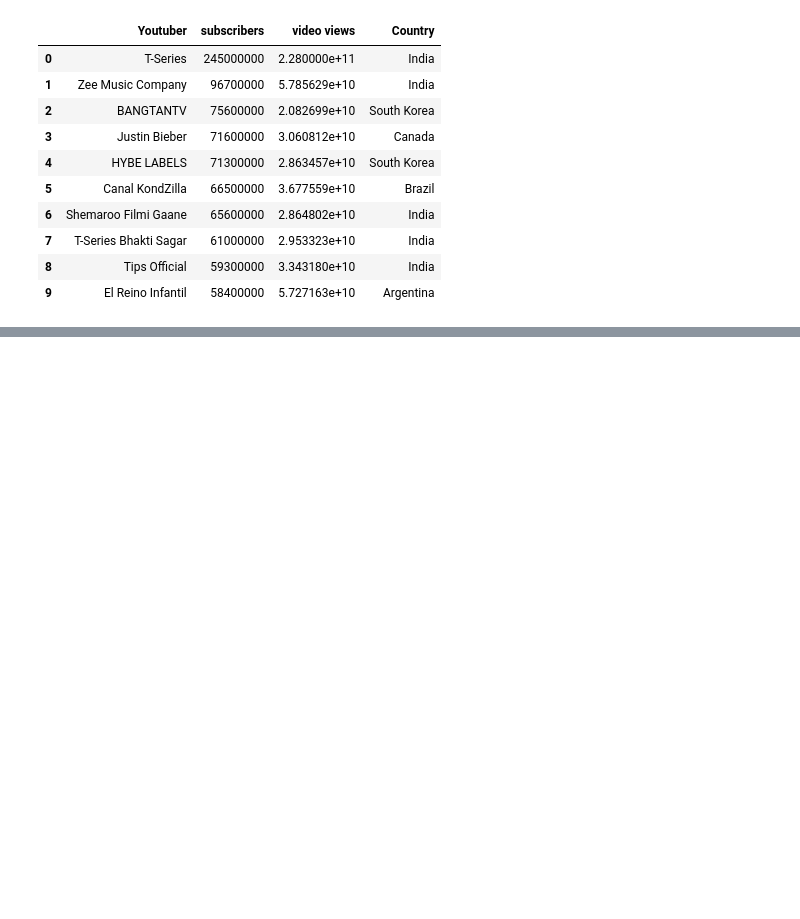
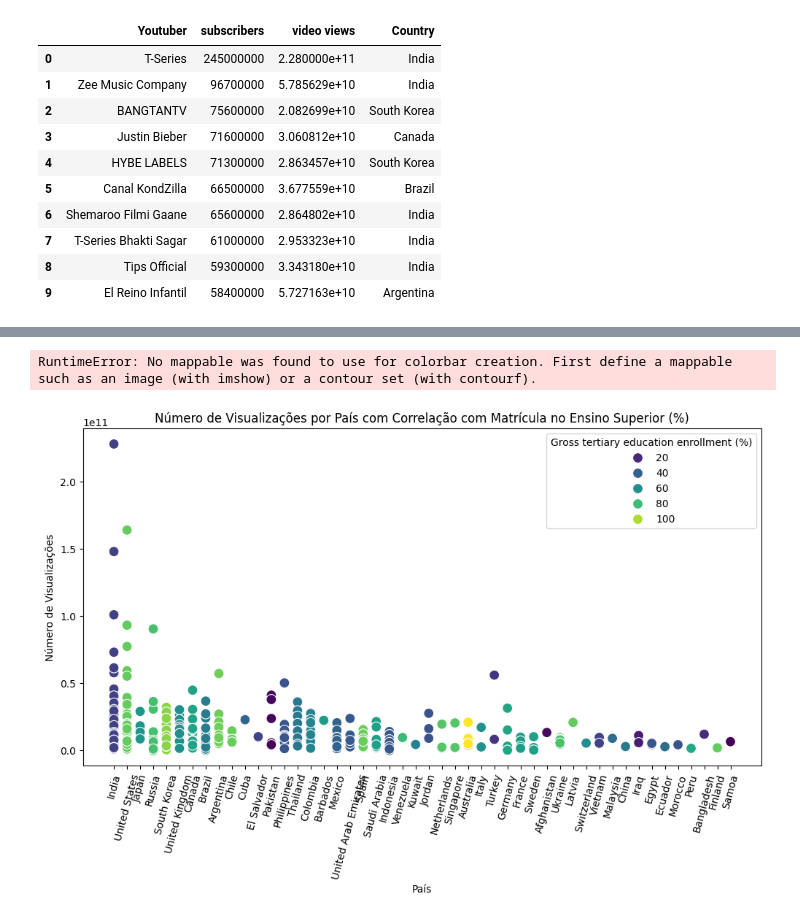
Before and after one commit to reprograma/on35-python-s17-s18-projeto-final, a Jupyter notebook: projeto-final/projeto_daniele.ipynb, the cells around one changed output, grey strips where cells are left out. Saved outputs shown, nothing was run; the diff lists cells and outputs as text; code cells hidden in the pictures; blank space fills up the shorter version.

Commit message:
entrega do projeto-01

```diff
--- a/projeto-final/projeto_daniele.ipynb
+++ b/projeto-final/projeto_daniele.ipynb
@@ -215,0 +309,18 @@ df_rank_musica
+# %%
+df_corr = df[['Country', 'video views', 'Gross tertiary education enrollment (%)']].dropna()
+
+plt.figure(figsize=(12, 6))
+sns.scatterplot(x='Country', y='video views', hue='Gross tertiary education enrollment (%)', data=df_corr, palette='viridis', s=100)
+plt.xlabel('País')
+plt.ylabel('Número de Visualizações')
+plt.title('Número de Visualizações por País com Correlação com Matrícula no Ensino Superior (%)')
+plt.xticks(rotation=75)
+plt.colorbar(label='Matrículas no Ensino Superior (%)')
+plt.tight_layout()
+plt.show()
+
+correlacao = df_corr['video views'].corr(df_corr['Gross tertiary education enrollment (%)'])
+print(f"Correlação entre visualizações e Gross tertiary education enrollment (%): {correlacao}")
+# %% [output]
+RuntimeError: No mappable was found to use for colorbar creation. First define a mappable such as an image (with imshow) or a contour set (with contourf).
+[figure, added]
```
Also changed, not shown: parts of 14 cells of this notebook, 3 other files.
